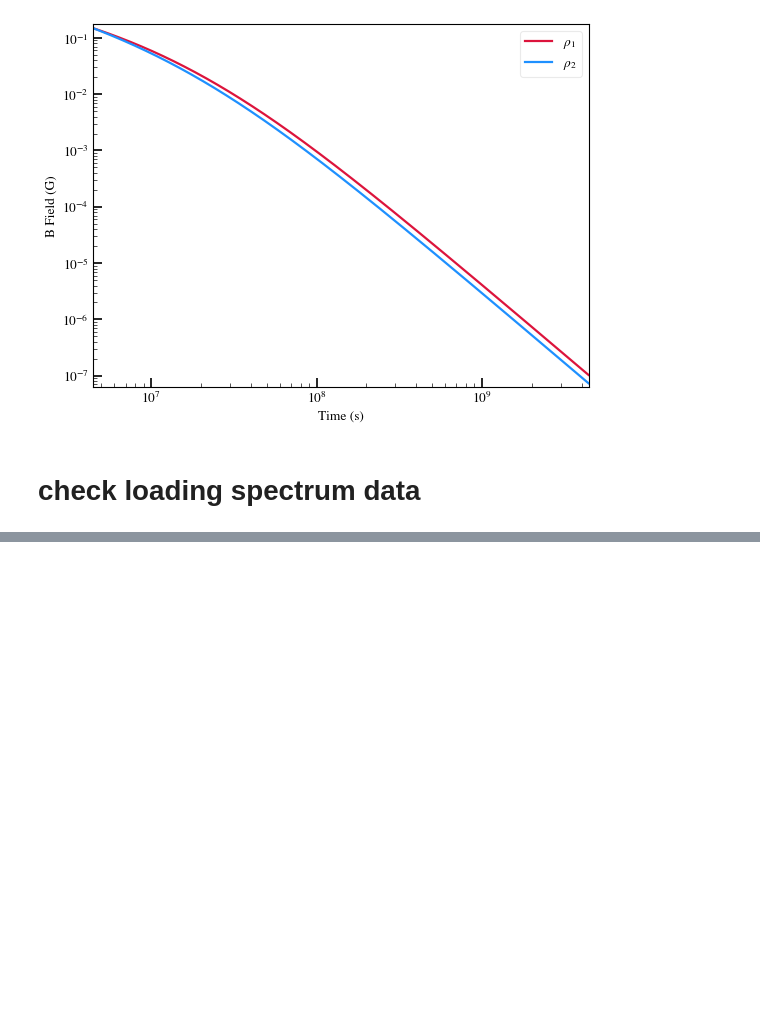
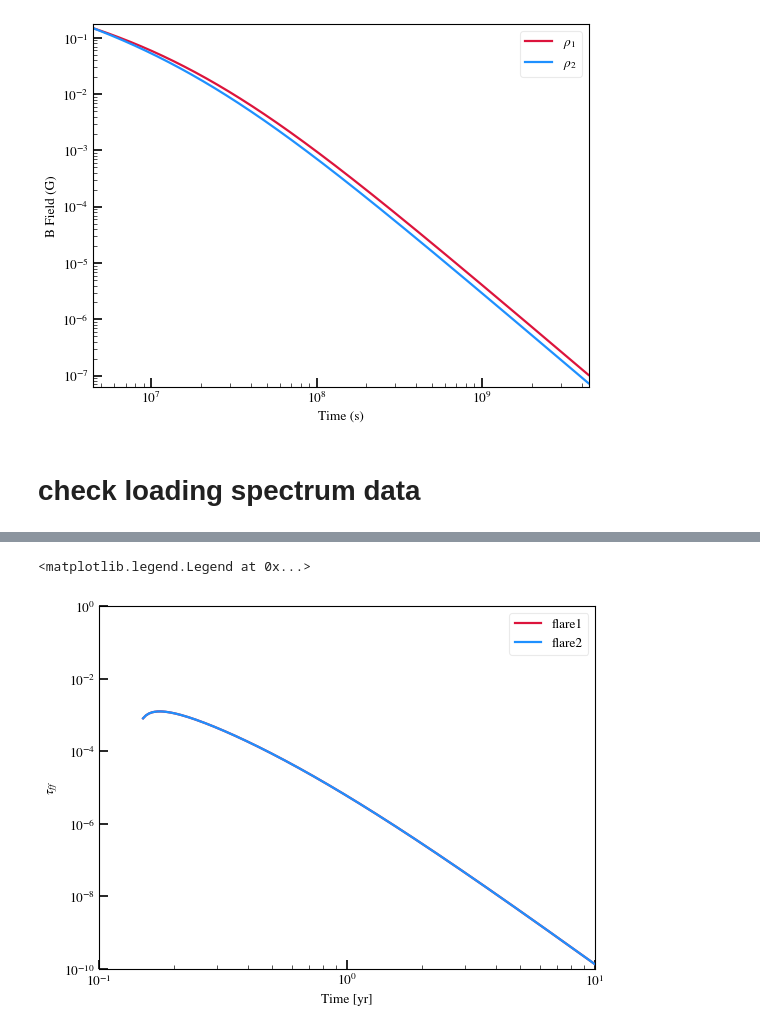
Before and after one commit to samanthacwu/Radio_Forward_Modeling, a Jupyter notebook: spectrum_evolution/check_spectrum_evol.ipynb, the cells around one changed output, grey strips where cells are left out. Saved outputs shown, nothing was run; the diff lists cells and outputs as text; code cells hidden in the pictures; blank space fills up the shorter version.

```diff
--- a/spectrum_evolution/check_spectrum_evol.ipynb
+++ b/spectrum_evolution/check_spectrum_evol.ipynb
@@ -328,0 +390,14 @@ print(len(tvals))
+# %%
+plt.plot(flare1_dict['Lnu_3GHz']['times_yr'],flare1_dict['Lnu_3GHz']['tau_ff_atfreq'],color='crimson',label='flare1')
+plt.plot(flare2_dict['Lnu_3GHz']['times_yr'],flare2_dict['Lnu_3GHz']['tau_ff_atfreq'],color='dodgerblue',label='flare2')
+plt.xlabel('Time [yr]')
+plt.ylabel(r'$\tau_{ff}$')
+plt.xscale('log')
+plt.yscale('log')
+# plt.ylim(1e21,1e28)
+plt.ylim(1e-10,1)
+plt.xlim(1e-1,10)
+plt.legend()
+# %% [output]
+<matplotlib.legend.Legend at 0x...>
+[figure, added]
```
Also changed, not shown: parts of 18 cells of this notebook, 1 other file.
